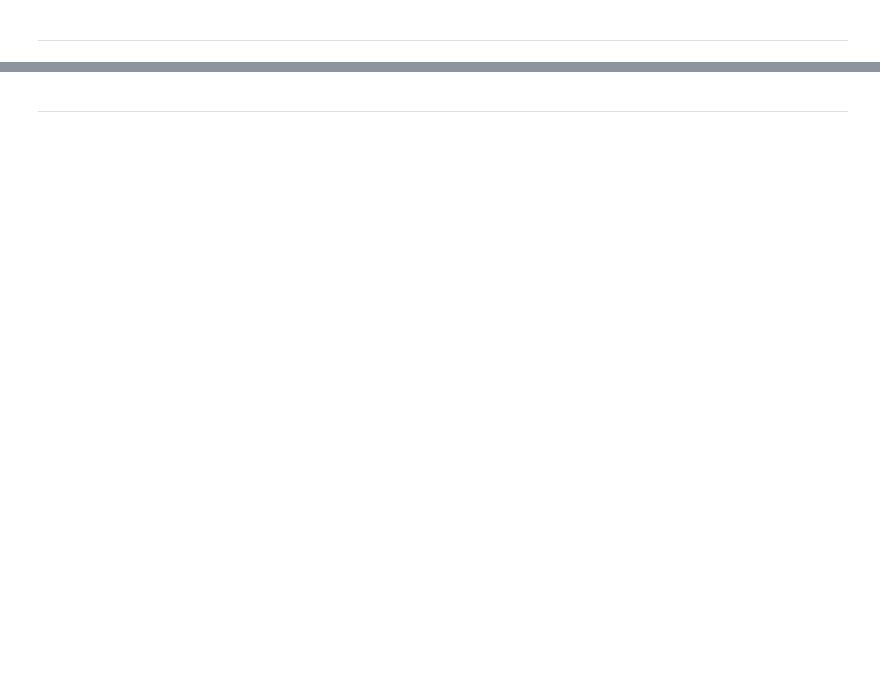
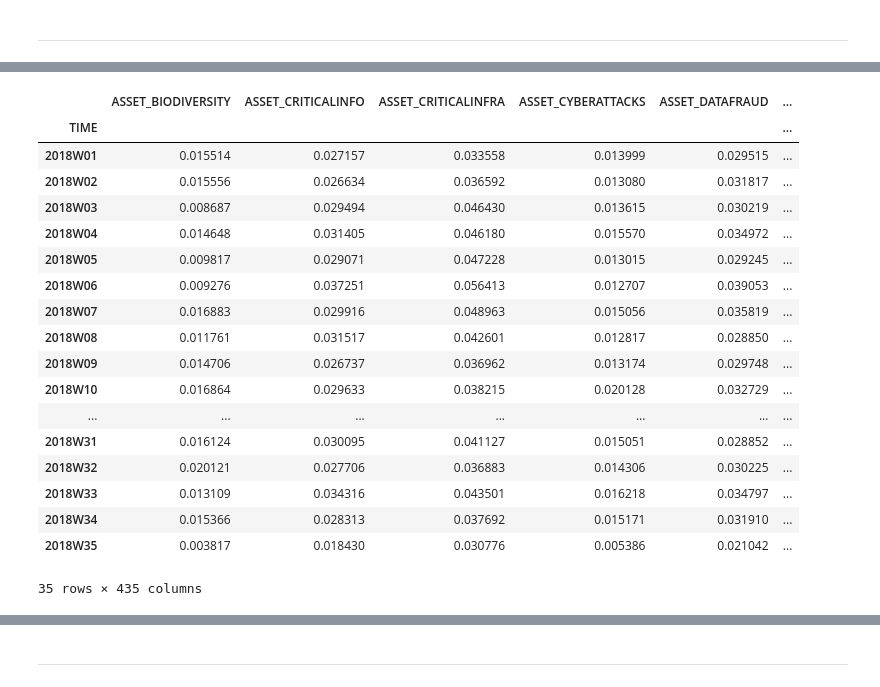
Before and after one commit to libreai/minerva, a Jupyter notebook: notebooks/minerva.ipynb, the cells around one changed output, grey strips where cells are left out. Saved outputs shown, nothing was run; the diff lists cells and outputs as text; code cells hidden in the pictures; blank space fills up the shorter version.

```diff
--- a/notebooks/minerva.ipynb
+++ b/notebooks/minerva.ipynb
@@ -12,3 +34,0 @@ m = minerva.Minerva()
-# %%
-pd.set_option('display.max_colwidth', 100)
-m._Minerva__risk_data
@@ -33,3 +34,0 @@ m._Minerva__risk_data
-# %%
-pd.set_option('display.max_colwidth', -1)
-m._Minerva__risk_data[m._Minerva__risk_data['id'] == 'MANMADECATA']['keywords']
@@ -544,0 +269,23 @@ processing 6000/21060 articles. Successfully extracted: 4209
+# %%
+timeseries_df = pd.read_csv('../data/2018_risk_timeseries.csv', index_col='TIME')
+timeseries_df
+# %% [output]
+|  | ASSET_BIODIVERSITY | ASSET_CRITICALINFO | ASSET_CRITICALINFRA | ASSET_CYBERATTACKS | ASSET_DATAFRAUD | ... |
+| TIME |  |  |  |  |  | ... |
+| 2018W01 | 0.015514 | 0.027157 | 0.033558 | 0.013999 | 0.029515 | ... |
+| 2018W02 | 0.015556 | 0.026634 | 0.036592 | 0.013080 | 0.031817 | ... |
+| 2018W03 | 0.008687 | 0.029494 | 0.046430 | 0.013615 | 0.030219 | ... |
+| 2018W04 | 0.014648 | 0.031405 | 0.046180 | 0.015570 | 0.034972 | ... |
+| 2018W05 | 0.009817 | 0.029071 | 0.047228 | 0.013015 | 0.029245 | ... |
+| 2018W06 | 0.009276 | 0.037251 | 0.056413 | 0.012707 | 0.039053 | ... |
+| 2018W07 | 0.016883 | 0.029916 | 0.048963 | 0.015056 | 0.035819 | ... |
+| 2018W08 | 0.011761 | 0.031517 | 0.042601 | 0.012817 | 0.028850 | ... |
+| 2018W09 | 0.014706 | 0.026737 | 0.036962 | 0.013174 | 0.029748 | ... |
+| 2018W10 | 0.016864 | 0.029633 | 0.038215 | 0.020128 | 0.032729 | ... |
+| ... | ... | ... | ... | ... | ... | ... |
+| 2018W31 | 0.016124 | 0.030095 | 0.041127 | 0.015051 | 0.028852 | ... |
+| 2018W32 | 0.020121 | 0.027706 | 0.036883 | 0.014306 | 0.030225 | ... |
+| 2018W33 | 0.013109 | 0.034316 | 0.043501 | 0.016218 | 0.034797 | ... |
+| 2018W34 | 0.015366 | 0.028313 | 0.037692 | 0.015171 | 0.031910 | ... |
+| 2018W35 | 0.003817 | 0.018430 | 0.030776 | 0.005386 | 0.021042 | ... |
+35 rows × 435 columns
```
Also changed, not shown: parts of 126 cells of this notebook, 51 other files.
